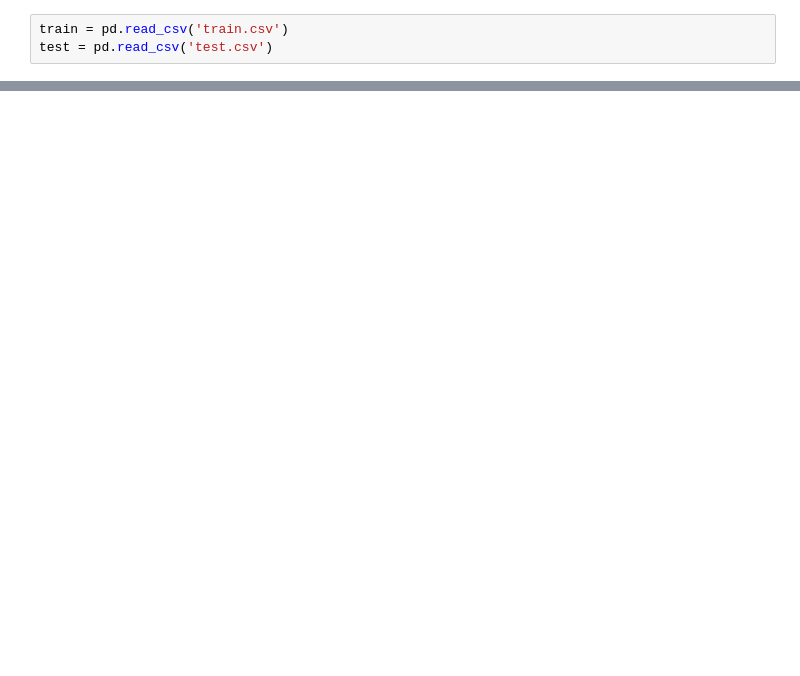
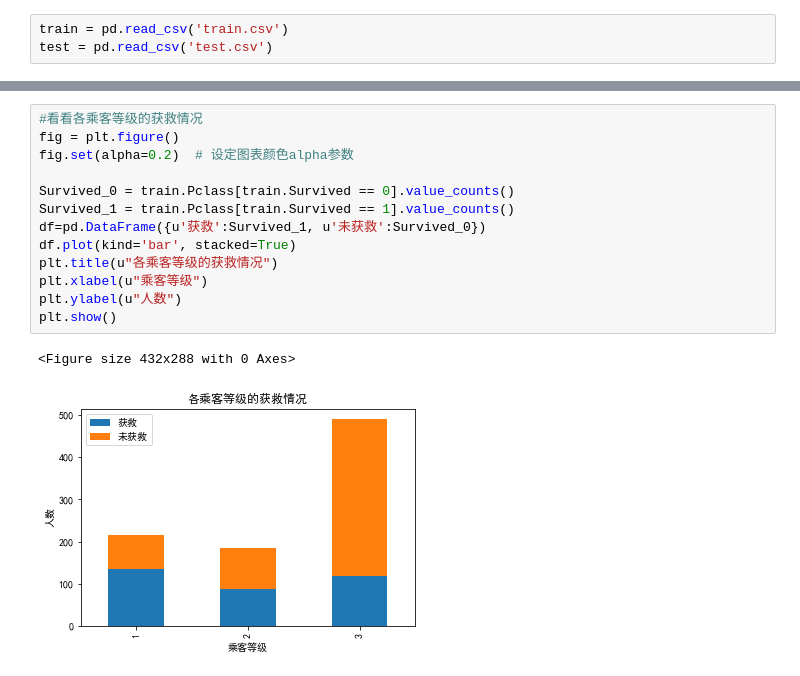
Before and after one commit to wushishuai/kaggle-competition, a Jupyter notebook: Titanic/predict by baseline.ipynb, the cells around one changed output, grey strips where cells are left out. Drawn from its saved outputs; the diff is of its cells as text; blank space fills up the shorter version.

```diff
--- a/Titanic/predict by baseline.ipynb
+++ b/Titanic/predict by baseline.ipynb
@@ -23,0 +114,16 @@ train.head()
+# %%
+#看看各乘客等级的获救情况
+fig = plt.figure()
+fig.set(alpha=0.2)  # 设定图表颜色alpha参数
+
+Survived_0 = train.Pclass[train.Survived == 0].value_counts()
+Survived_1 = train.Pclass[train.Survived == 1].value_counts()
+df=pd.DataFrame({u'获救':Survived_1, u'未获救':Survived_0})
+df.plot(kind='bar', stacked=True)
+plt.title(u"各乘客等级的获救情况")
+plt.xlabel(u"乘客等级")
+plt.ylabel(u"人数")
+plt.show()
+# %% [output]
+<Figure size 432x288 with 0 Axes>
+[figure, added]
```
Also changed, not shown: parts of 36 cells of this notebook, 5 other files.
